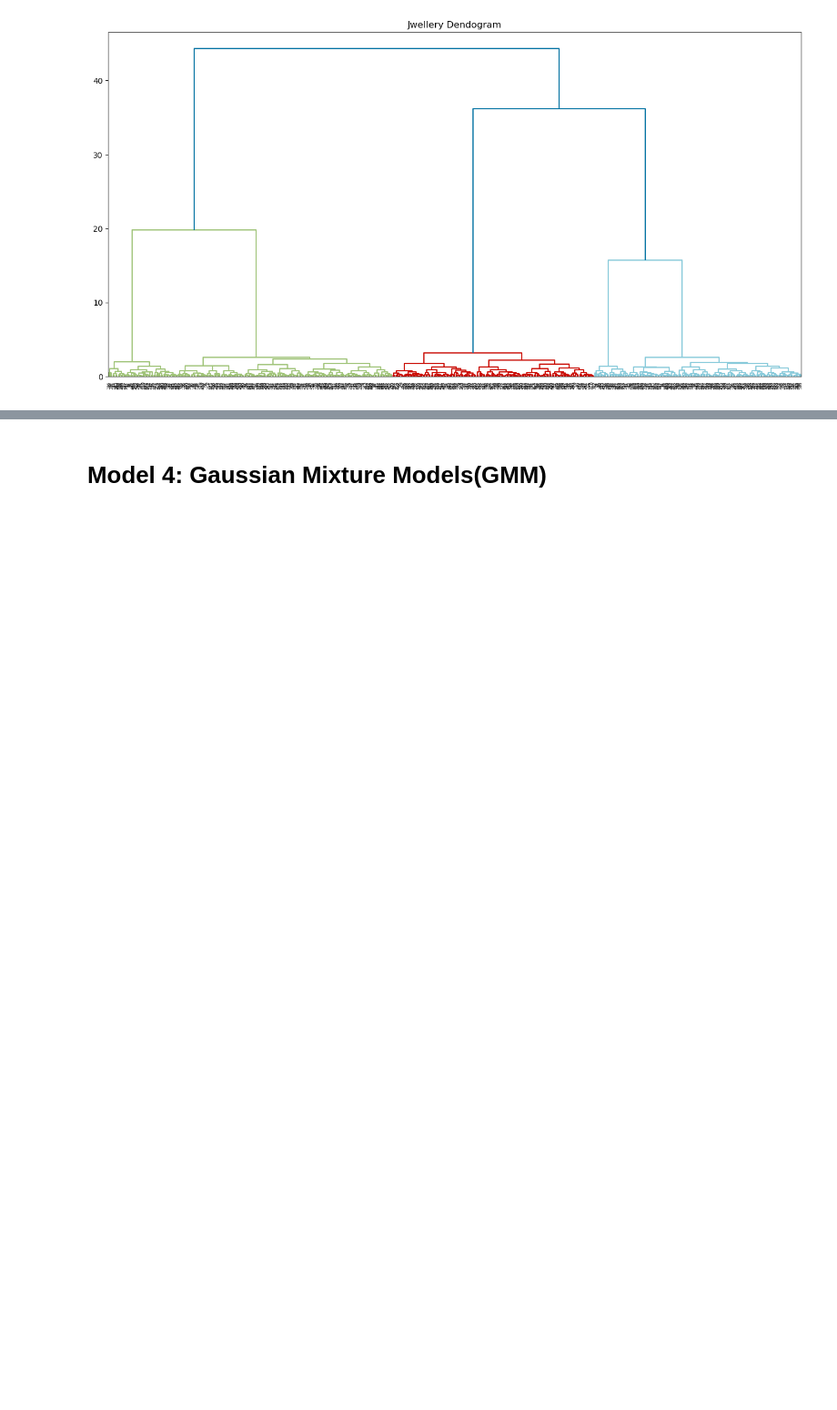
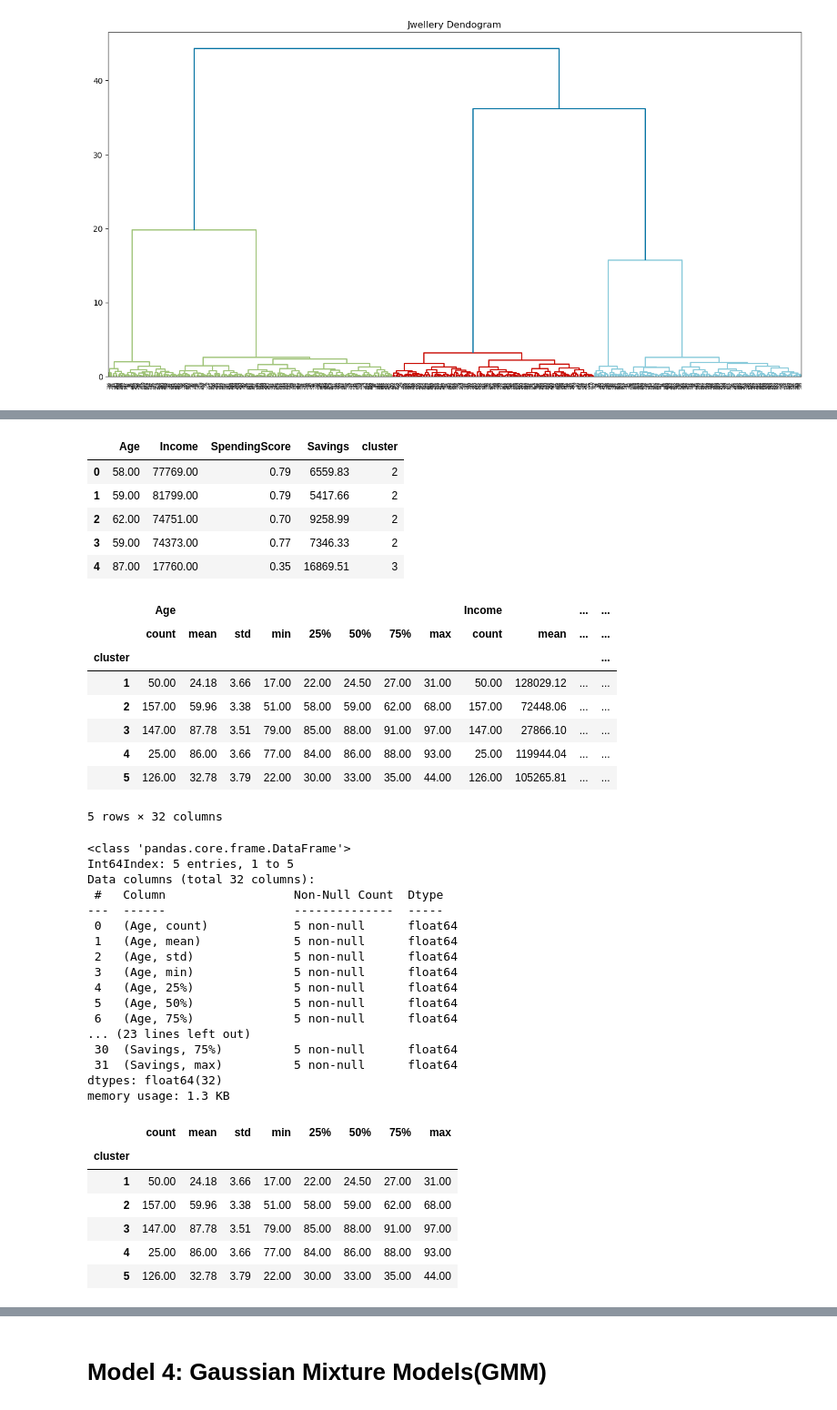
Before and after one commit to MadhumitaRoy/Clustering_Introduction, a Jupyter notebook: Clustering_Jwellerydata_UnsupervisedLearning.ipynb, the cells around one changed output, grey strips where cells are left out. Shown at 91% size. Cells and saved outputs as stored; diff of their text form; code cells hidden in the pictures; blank space fills up the shorter version.

```diff
--- a/Clustering_Jwellerydata_UnsupervisedLearning.ipynb
+++ b/Clustering_Jwellerydata_UnsupervisedLearning.ipynb
@@ -672,0 +709,54 @@ dend = scipy.cluster.hierarchy.dendrogram(aggl);
+# %%
+# Or, we could have used panda's group-by function
+col_names = X.columns
+import pandas as pd
+
+X_df = pd.DataFrame(scaler.inverse_transform(X), columns=col_names)
+X_df['cluster'] = labels
+X_df.head()
+
+cl_group = X_df.groupby(['cluster']).agg('describe')
+cl_group
+
+cl_group.info()
+cl_group['Age']
+# %% [output]
+|  | Age | Income | SpendingScore | Savings | cluster |
+| 0 | 58.00 | 77769.00 | 0.79 | 6559.83 | 2 |
+| 1 | 59.00 | 81799.00 | 0.79 | 5417.66 | 2 |
+| 2 | 62.00 | 74751.00 | 0.70 | 9258.99 | 2 |
+| 3 | 59.00 | 74373.00 | 0.77 | 7346.33 | 2 |
+| 4 | 87.00 | 17760.00 | 0.35 | 16869.51 | 3 |
+|  | Age |  |  |  |  |  |  |  | Income |  | ... | ... |
+|  | count | mean | std | min | 25% | 50% | 75% | max | count | mean | ... | ... |
+| cluster |  |  |  |  |  |  |  |  |  |  |  | ... |
+| 1 | 50.00 | 24.18 | 3.66 | 17.00 | 22.00 | 24.50 | 27.00 | 31.00 | 50.00 | 128029.12 | ... | ... |
+| 2 | 157.00 | 59.96 | 3.38 | 51.00 | 58.00 | 59.00 | 62.00 | 68.00 | 157.00 | 72448.06 | ... | ... |
+| 3 | 147.00 | 87.78 | 3.51 | 79.00 | 85.00 | 88.00 | 91.00 | 97.00 | 147.00 | 27866.10 | ... | ... |
+| 4 | 25.00 | 86.00 | 3.66 | 77.00 | 84.00 | 86.00 | 88.00 | 93.00 | 25.00 | 119944.04 | ... | ... |
+| 5 | 126.00 | 32.78 | 3.79 | 22.00 | 30.00 | 33.00 | 35.00 | 44.00 | 126.00 | 105265.81 | ... | ... |
+5 rows × 32 columns
+<class 'pandas.core.frame.DataFrame'>
+Int64Index: 5 entries, 1 to 5
+Data columns (total 32 columns):
+ #   Column                  Non-Null Count  Dtype
+---  ------                  --------------  -----
+ 0   (Age, count)            5 non-null      float64
+ 1   (Age, mean)             5 non-null      float64
+ 2   (Age, std)              5 non-null      float64
+ 3   (Age, min)              5 non-null      float64
+ 4   (Age, 25%)              5 non-null      float64
+ 5   (Age, 50%)              5 non-null      float64
+ 6   (Age, 75%)              5 non-null      float64
+... (23 lines left out)
+ 30  (Savings, 75%)          5 non-null      float64
+ 31  (Savings, max)          5 non-null      float64
+dtypes: float64(32)
+memory usage: 1.3 KB
+|  | count | mean | std | min | 25% | 50% | 75% | max |
+| cluster |  |  |  |  |  |  |  |  |
+| 1 | 50.00 | 24.18 | 3.66 | 17.00 | 22.00 | 24.50 | 27.00 | 31.00 |
+| 2 | 157.00 | 59.96 | 3.38 | 51.00 | 58.00 | 59.00 | 62.00 | 68.00 |
+| 3 | 147.00 | 87.78 | 3.51 | 79.00 | 85.00 | 88.00 | 91.00 | 97.00 |
+| 4 | 25.00 | 86.00 | 3.66 | 77.00 | 84.00 | 86.00 | 88.00 | 93.00 |
+| 5 | 126.00 | 32.78 | 3.79 | 22.00 | 30.00 | 33.00 | 35.00 | 44.00 |
```
Also changed, not shown: parts of 6 cells of this notebook.
